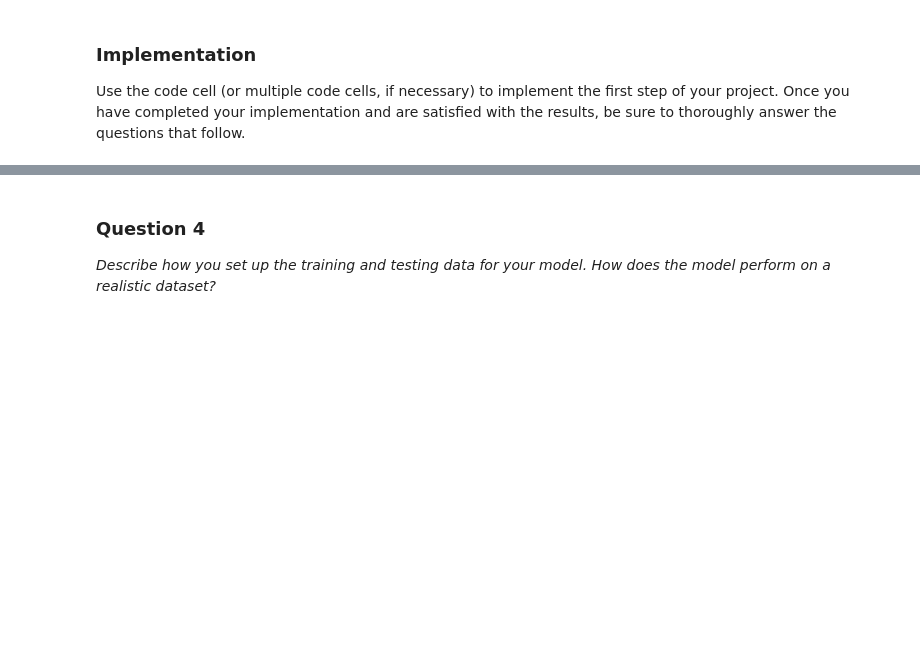
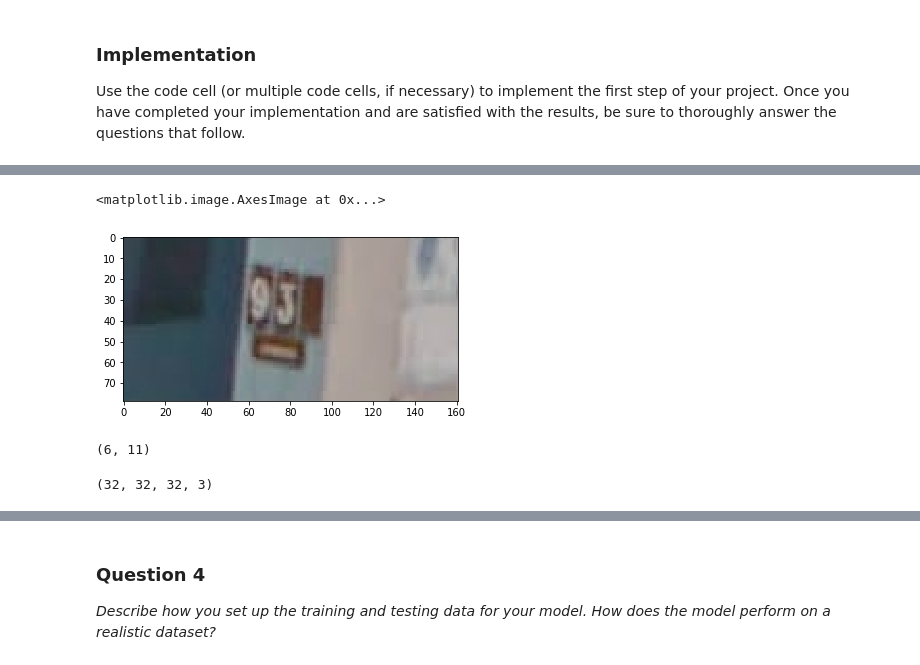
Before and after one commit to samiriff/MLND-digit-recognition, a Jupyter notebook: Copy_of_digit_recognition.ipynb, the cells around one changed output, grey strips where cells are left out. Saved outputs shown, nothing was run; the diff lists cells and outputs as text; code cells hidden in the pictures; blank space fills up the shorter version.

Commit message:
Added generator for SVHN

```diff
--- a/Copy_of_digit_recognition.ipynb
+++ b/Copy_of_digit_recognition.ipynb
@@ -1424,0 +1716,11 @@ Use the code cell (or multiple code cells, if necessary) to implement the first
+# %%
+def read_image(name, img_shape=None):
+  image = cv2.imread(name)
+  if img_shape:
+    image = cv2.resize(image, img_shape, interpolation=cv2.INTER_AREA)
+  return image
+# %%
+plt.imshow(read_image('./train/4.png'))
+# %% [output]
+<matplotlib.image.AxesImage at 0x...>
+[figure, added]
@@ -1424,0 +1734,4 @@ Use the code cell (or multiple code cells, if necessary) to implement the first
+# %%
+read_labels('1.0_2.0_10.0', 11).shape
+# %% [output]
+(6, 11)
@@ -1424,0 +1775,6 @@ Use the code cell (or multiple code cells, if necessary) to implement the first
+# %%
+gen = svhn_generator(train_df[['img_name', 'labels', 'num_digits']].values, './train/')
+
+next(gen)[0].shape
+# %% [output]
+(32, 32, 32, 3)
```
Also changed, not shown: parts of 33 cells of this notebook.
